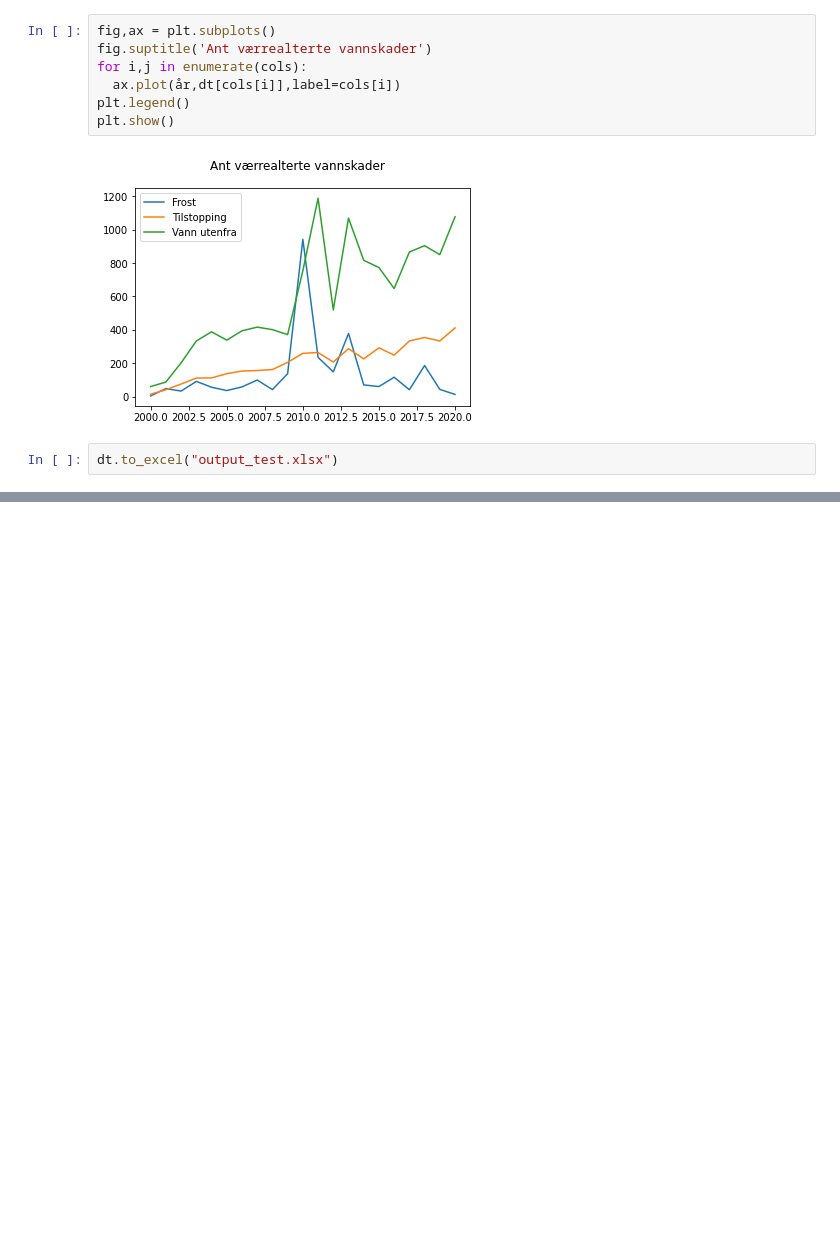
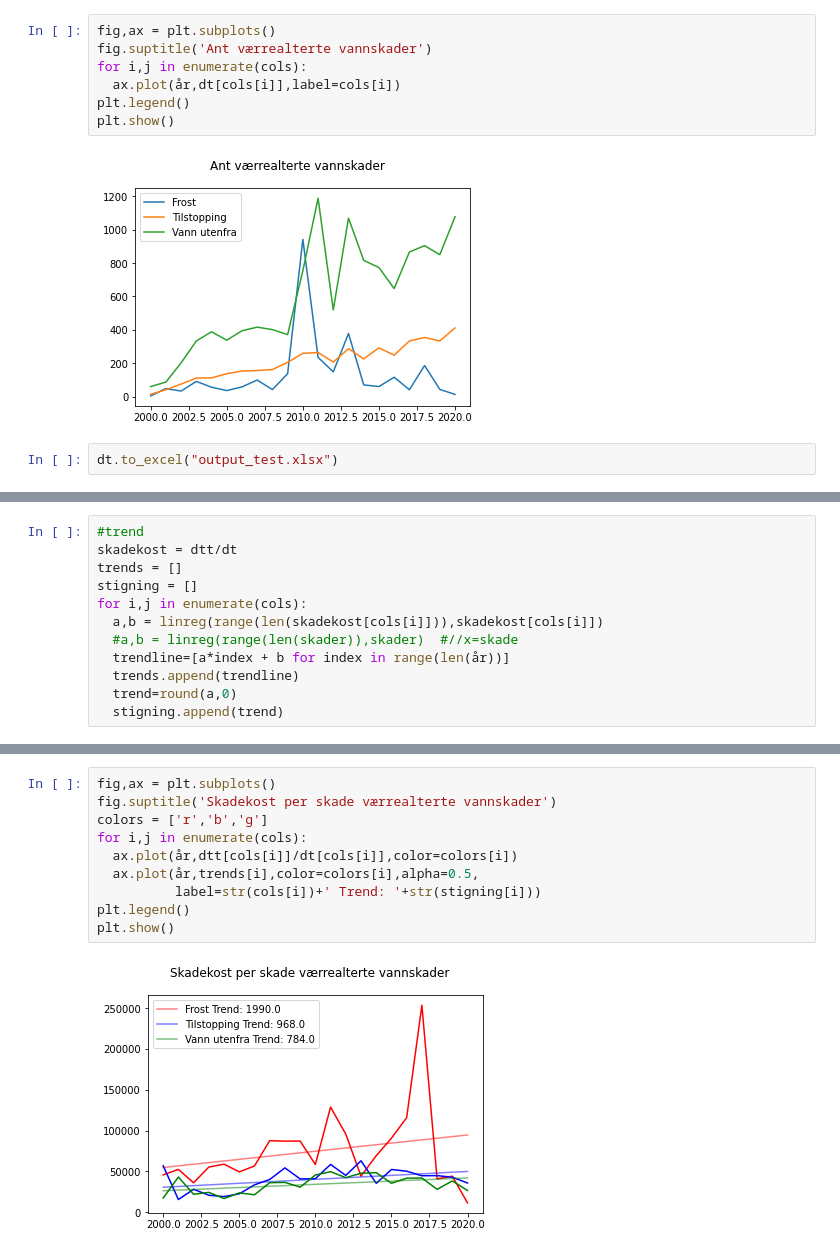
Before and after one commit to eirikngard/Eika, a Jupyter notebook: Count_vannskade.ipynb, the cells around one changed output, grey strips where cells are left out. Saved outputs shown, nothing was run; the diff lists cells and outputs as text; blank space fills up the shorter version.

```diff
--- a/Count_vannskade.ipynb
+++ b/Count_vannskade.ipynb
@@ -79,0 +157,12 @@ dt.to_excel("output_test.xlsx")
+# %%
+#trend
+skadekost = dtt/dt
+trends = []
+stigning = []
+for i,j in enumerate(cols):
+  a,b = linreg(range(len(skadekost[cols[i]])),skadekost[cols[i]])
+  #a,b = linreg(range(len(skader)),skader)  #//x=skade
+  trendline=[a*index + b for index in range(len(år))]
+  trends.append(trendline)
+  trend=round(a,0)
+  stigning.append(trend)
@@ -79,0 +173,12 @@ dt.to_excel("output_test.xlsx")
+# %%
+fig,ax = plt.subplots()
+fig.suptitle('Skadekost per skade værrealterte vannskader')
+colors = ['r','b','g']
+for i,j in enumerate(cols):
+  ax.plot(år,dtt[cols[i]]/dt[cols[i]],color=colors[i])
+  ax.plot(år,trends[i],color=colors[i],alpha=0.5,
+          label=str(cols[i])+' Trend: '+str(stigning[i]))
+plt.legend()
+plt.show()
+# %% [output]
+[figure, added]
```
Also changed, not shown: parts of 11 cells of this notebook.
